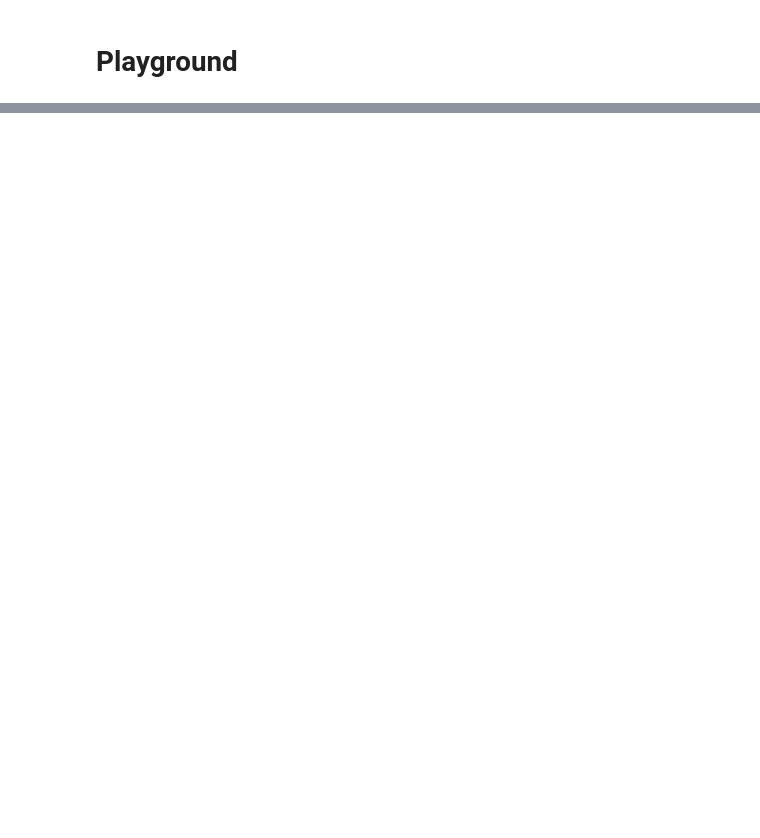
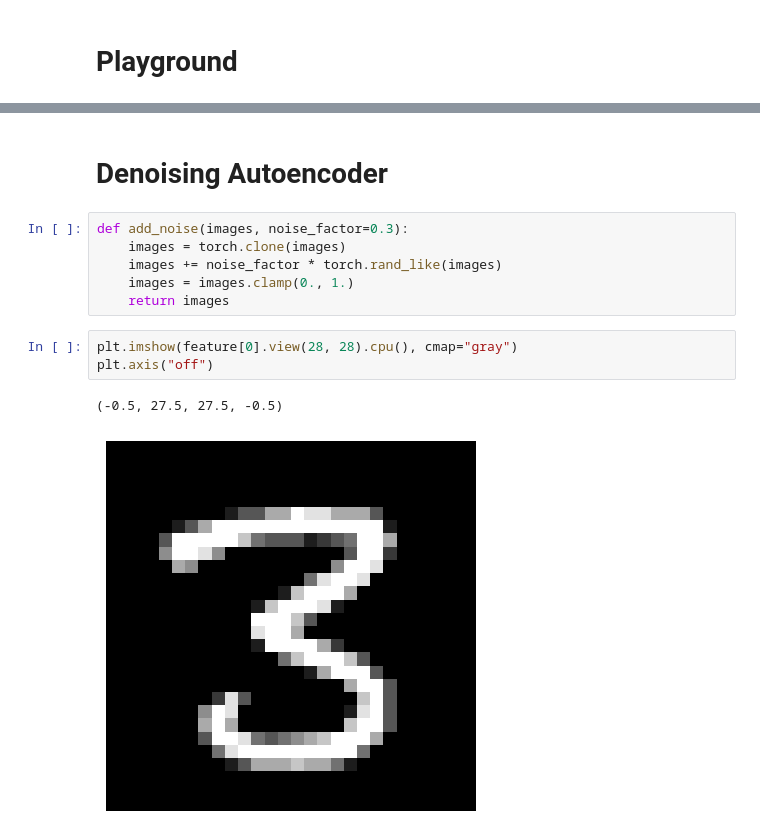
Before and after one commit to HekalMaulana/unsupervised_learning_JCOPML, a Jupyter notebook: 19 - Deep Unsupervised Learning/01 - Autoencoder/Part 1.1 - Load AutoEncoder Model.ipynb, the cells around one changed output, grey strips where cells are left out. Cells and saved outputs as stored; diff of their text form; blank space fills up the shorter version.

Commit message:
Load Model Denoising AutoEncoder And Visualising Denoising AutoEncoder

```diff
--- a/19 - Deep Unsupervised Learning/01 - Autoencoder/Part 1.1 - Load AutoEncoder Model.ipynb
+++ b/19 - Deep Unsupervised Learning/01 - Autoencoder/Part 1.1 - Load AutoEncoder Model.ipynb
@@ -122,0 +123,14 @@ for i in range(8):
+# %% [markdown]
+# Denoising Autoencoder
+# %%
+def add_noise(images, noise_factor=0.3):
+    images = torch.clone(images)
+    images += noise_factor * torch.rand_like(images)
+    images = images.clamp(0., 1.)
+    return images
+# %%
+plt.imshow(feature[0].view(28, 28).cpu(), cmap="gray")
+plt.axis("off")
+# %% [output]
+(-0.5, 27.5, 27.5, -0.5)
+[figure, added]
```
Also changed, not shown: parts of 9 cells of this notebook, 4 other files.
